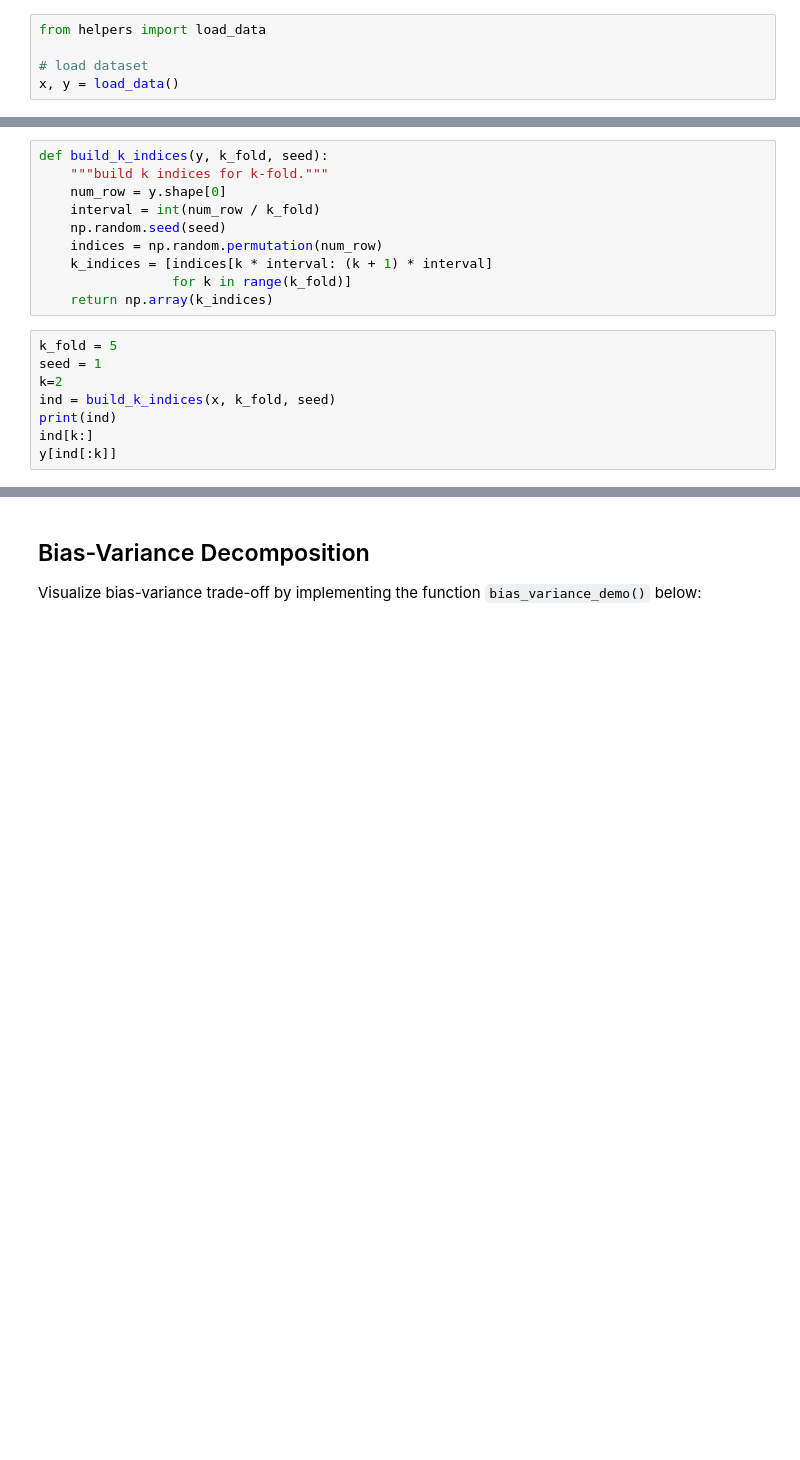
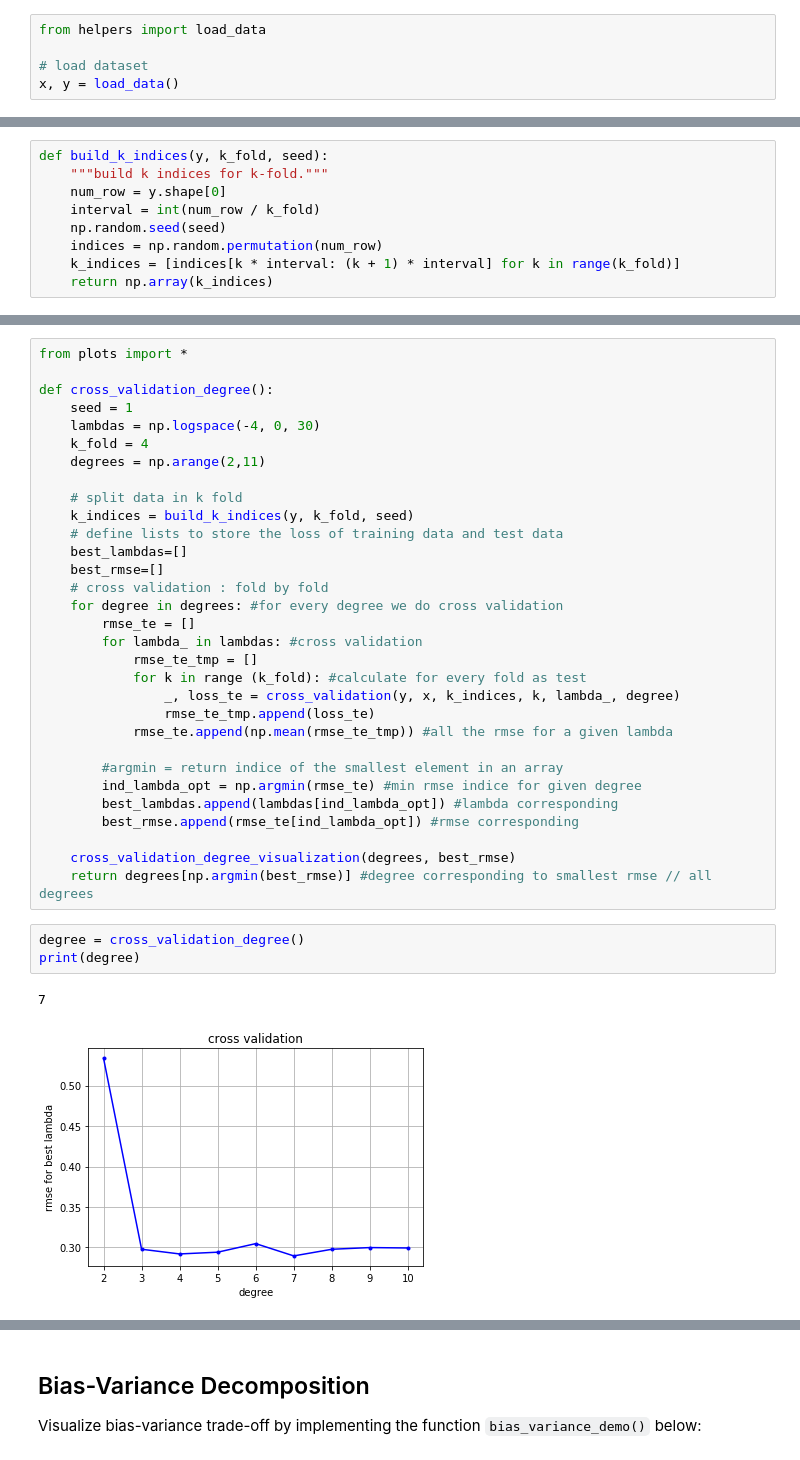
Before and after one commit to CeliaBenquet/ML_course, a Jupyter notebook: labs/ex04/template/ex04.ipynb, the cells around one changed output, grey strips where cells are left out. Drawn from its saved outputs; the diff is of its cells as text; blank space fills up the shorter version.

```diff
--- a/labs/ex04/template/ex04.ipynb
+++ b/labs/ex04/template/ex04.ipynb
@@ -76,14 +21,5 @@ def build_k_indices(y, k_fold, seed):
     interval = int(num_row / k_fold)
     np.random.seed(seed)
     indices = np.random.permutation(num_row)
-    k_indices = [indices[k * interval: (k + 1) * interval]
-                 for k in range(k_fold)]
+    k_indices = [indices[k * interval: (k + 1) * interval] for k in range(k_fold)]
     return np.array(k_indices)
-# %%
-k_fold = 5
-seed = 1
-k=2
-ind = build_k_indices(x, k_fold, seed)
-print(ind)
-ind[k:]
-y[ind[:k]]
@@ -150,0 +89,37 @@ NotImplementedError:
+# %%
+from plots import *
+
+def cross_validation_degree():
+    seed = 1
+    lambdas = np.logspace(-4, 0, 30)
+    k_fold = 4
+    degrees = np.arange(2,11)
+
+    # split data in k fold
+    k_indices = build_k_indices(y, k_fold, seed)
+    # define lists to store the loss of training data and test data
+    best_lambdas=[]
+    best_rmse=[]
+    # cross validation : fold by fold
+    for degree in degrees: #for every degree we do cross validation
+        rmse_te = []
+        for lambda_ in lambdas: #cross validation
+            rmse_te_tmp = []
+            for k in range (k_fold): #calculate for every fold as test
+                _, loss_te = cross_validation(y, x, k_indices, k, lambda_, degree)
+                rmse_te_tmp.append(loss_te)
+            rmse_te.append(np.mean(rmse_te_tmp)) #all the rmse for a given lambda
+
+        #argmin = return indice of the smallest element in an array
+        ind_lambda_opt = np.argmin(rmse_te) #min rmse indice for given degree
+        best_lambdas.append(lambdas[ind_lambda_opt]) #lambda corresponding
+        best_rmse.append(rmse_te[ind_lambda_opt]) #rmse corresponding
+
+    cross_validation_degree_visualization(degrees, best_rmse)
+    return degrees[np.argmin(best_rmse)] #degree corresponding to smallest rmse // all degrees
+# %%
+degree = cross_validation_degree()
+print(degree)
+# %% [output]
+7
+[figure, added]
```
Also changed, not shown: parts of 10 cells of this notebook, 15 other files.
